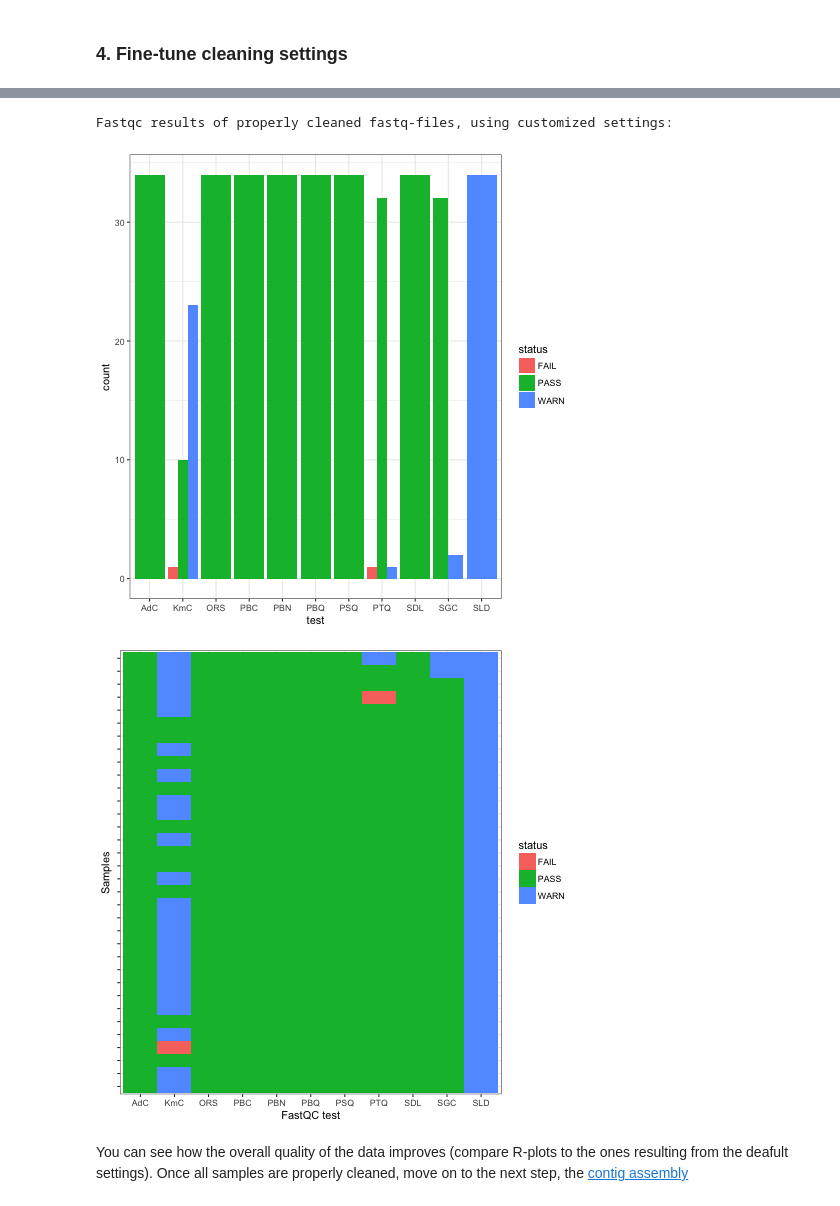
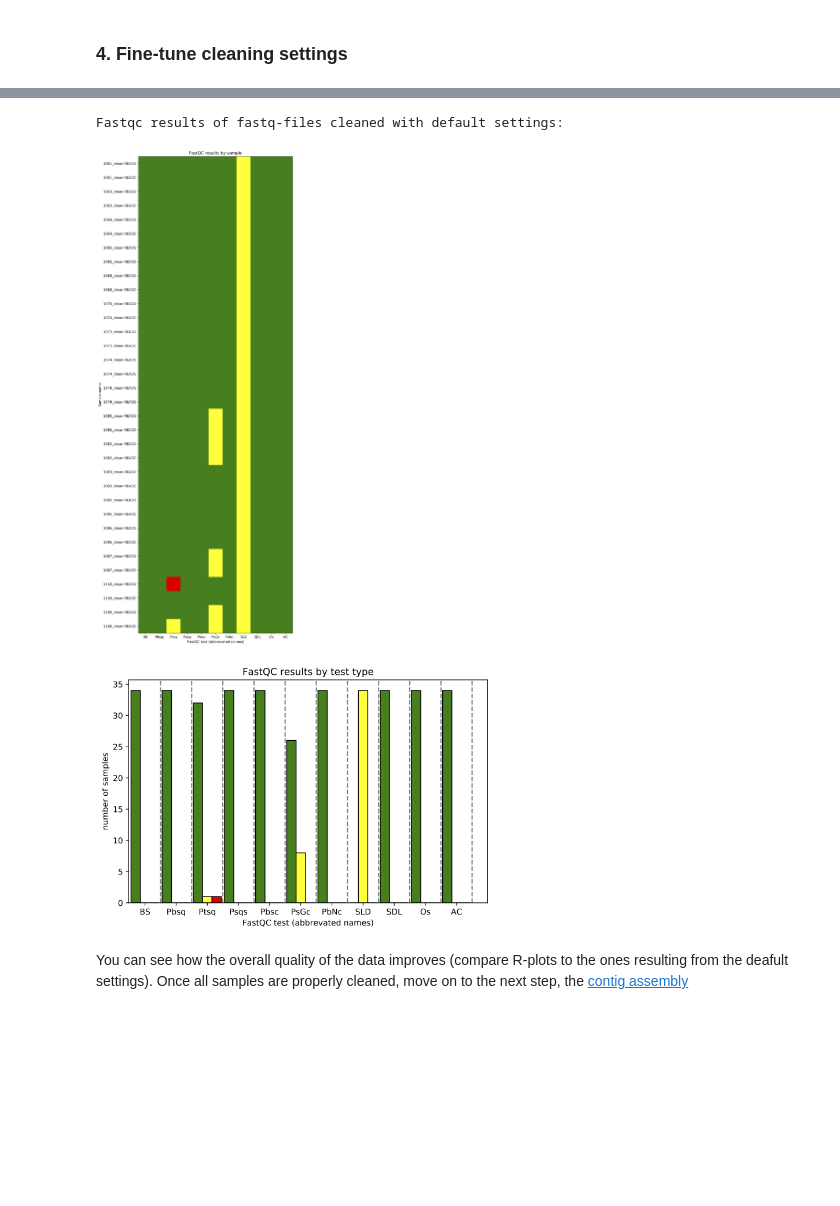
Before and after one commit to AntonelliLab/seqcap_processor, a Jupyter notebook: docs/notebook/cleaning_trimming.ipynb, the cells around one changed output, grey strips where cells are left out. Drawn from its saved outputs; the diff is of its cells as text; code cells hidden in the pictures; blank space fills up the shorter version.

```diff
--- a/docs/notebook/cleaning_trimming.ipynb
+++ b/docs/notebook/cleaning_trimming.ipynb
@@ -161,13 +162,13 @@ Let's check the final quality of the data:
 # %%
 from IPython.display import Image, display
-img1 = Image("../../data/processed/fastqc_results/summary_all_samples1.png")
-img2 = Image("../../data/processed/fastqc_results/summary_all_samples2.png")
-print("Fastqc results of properly cleaned fastq-files, using customized settings:")
+img1 = Image("../../data/processed/fastqc_results/custom_settings/quality_summary_all_samples_1.png",height=400,width=200)
+img2 = Image("../../data/processed/fastqc_results/custom_settings/quality_summary_all_samples_2.png",height=100,width=400)
+print("Fastqc results of fastq-files cleaned with default settings:")
 display(img1,img2)
 # %% [output]
-Fastqc results of properly cleaned fastq-files, using customized settings:
+Fastqc results of fastq-files cleaned with default settings:
-[figure, old version]
+[figure, new version]
-[figure, old version]
+[figure, new version]
 # %% [markdown]
 You can see how the overall quality of the data improves (compare R-plots to the ones resulting from the deafult settings). Once all samples are properly cleaned, move on to the next step, the [contig assembly](./contig_assembly.ipynb)
 # %% [markdown]
```
Also changed, not shown: parts of 6 cells of this notebook, 14 other files.
